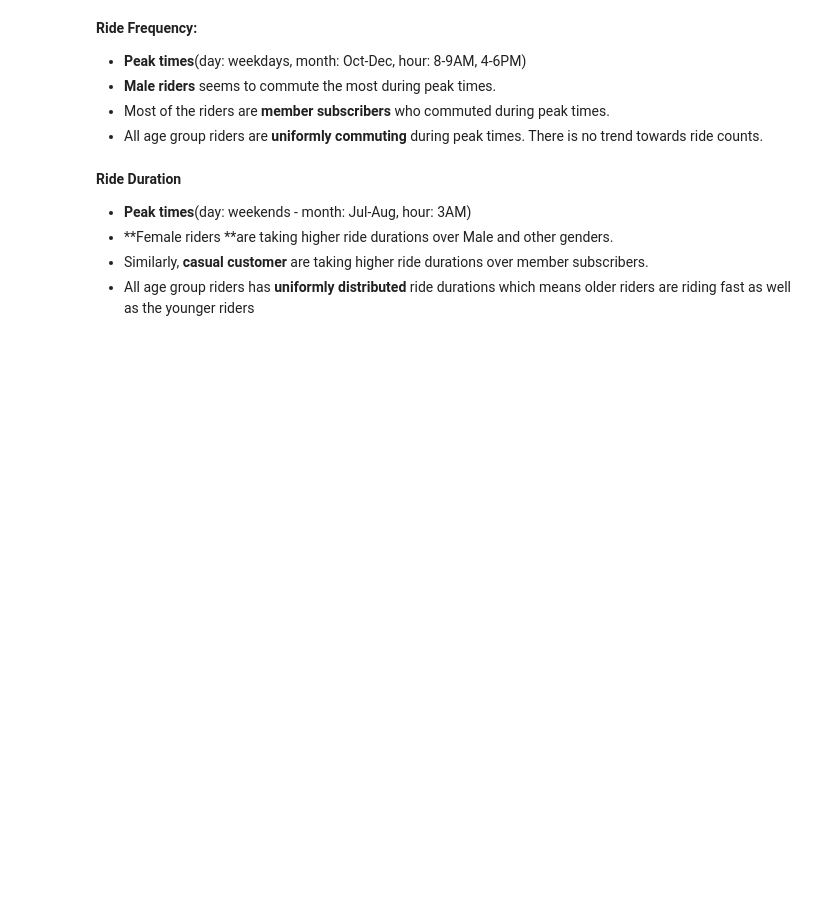
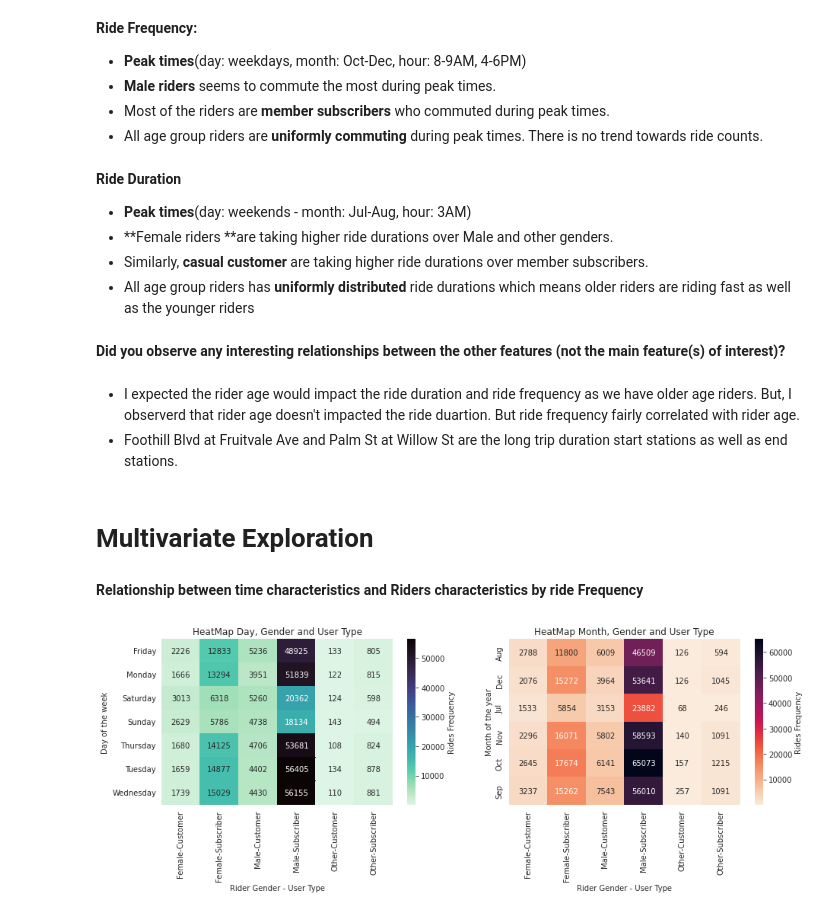
Before and after one commit to wahyunh10/Data-Exploration-Ford-GoBike-Project, a Jupyter notebook: Data_Exploration_Ford_GoBike_Project.ipynb, the cells around one changed output. Drawn from its saved outputs; the diff is of its cells as text; code cells hidden in the pictures; blank space fills up the shorter version.

```diff
--- a/Data_Exploration_Ford_GoBike_Project.ipynb
+++ b/Data_Exploration_Ford_GoBike_Project.ipynb
@@ -643,3 +695,50 @@ plt.ylabel('End Stations');
 * **Female riders **are taking higher ride durations over Male and other genders.
 * Similarly, **casual customer** are taking higher ride durations over member subscribers.
 * All age group riders has **uniformly distributed** ride durations which means older riders are riding fast as well as the younger riders
+# %% [markdown]
+**Did you observe any interesting relationships between the other features (not the main feature(s) of interest)?**
+# %% [markdown]
+* I expected the rider age would impact the ride duration and ride frequency as we have older age riders. But, I observerd that rider age doesn't impacted the ride duartion. But ride frequency fairly correlated with rider age.
+* Foothill Blvd at Fruitvale Ave and Palm St at Willow St are the long trip duration start stations as well as end stations.
+# %% [markdown]
+# **Multivariate Exploration**
+# %% [markdown]
+**Relationship between time characteristics and Riders characteristics by ride Frequency**
+# %%
+# groupby Day, Gender and User Type by size
+day_gen_typ = df.groupby(['start_day', 'member_gender', 'user_type']).size().reset_index(name='count')
+#pivot to rearrange the grouped data
+day_gen_typ = day_gen_typ.pivot(index = 'start_day', columns = ['member_gender', 'user_type'], values = 'count')
+
+# groupby Month, Gender and User Type by size
+mon_gen_typ = df.groupby(['start_month', 'member_gender', 'user_type']).size().reset_index(name='count')
+#pivot to rearrange the grouped data
+mon_gen_typ = mon_gen_typ.pivot(index = 'start_month', columns = ['member_gender', 'user_type'], values = 'count')
+
+# groupby Hour, Gender and User Type by size
+hr_gen_typ = df.groupby(['start_hour', 'member_gender', 'user_type']).size().reset_index(name='count')
+#pivot to rearrange the grouped data
+hr_gen_typ = hr_gen_typ.pivot(index = 'start_hour', columns = ['member_gender', 'user_type'], values = 'count')
+# %%
+# set figure size
+plt.figure(figsize=(15,4))
+
+# plot heatmap Day, Gender and User Type
+plt.subplot(1,2,1)
+sb.heatmap(day_gen_typ.dropna(), annot = True, fmt = 'd', cmap = 'mako_r', cbar_kws={'label': 'Rides Frequency'})
+
+# set title and label
+plt.title('HeatMap Day, Gender and User Type')
+plt.xlabel('Rider Gender - User Type')
+plt.ylabel('Day of the week')
+
+# plot heatmap Month, Gender and User Type
+plt.subplot(1,2,2)
+sb.heatmap(mon_gen_typ.dropna(), annot = True, fmt = '.0f', cmap = 'rocket_r', cbar_kws={'label': 'Rides Frequency'})
+
+# set title and label
+plt.title('HeatMap Month, Gender and User Type')
+plt.xlabel('Rider Gender - User Type')
+plt.ylabel('Month of the year');
+# %% [output]
+[figure, added]
```
Also changed, not shown: parts of 32 cells of this notebook.
